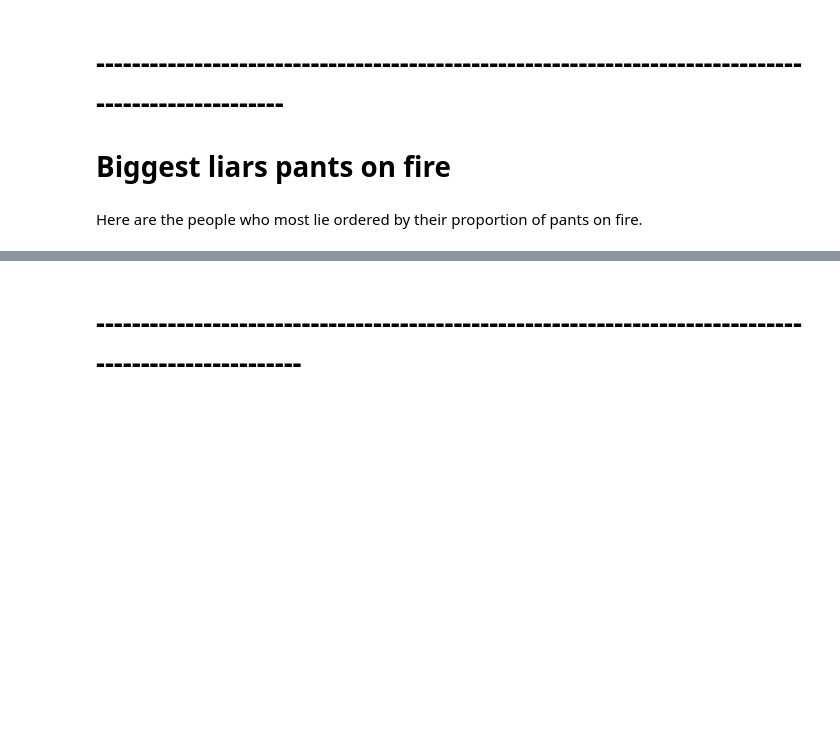
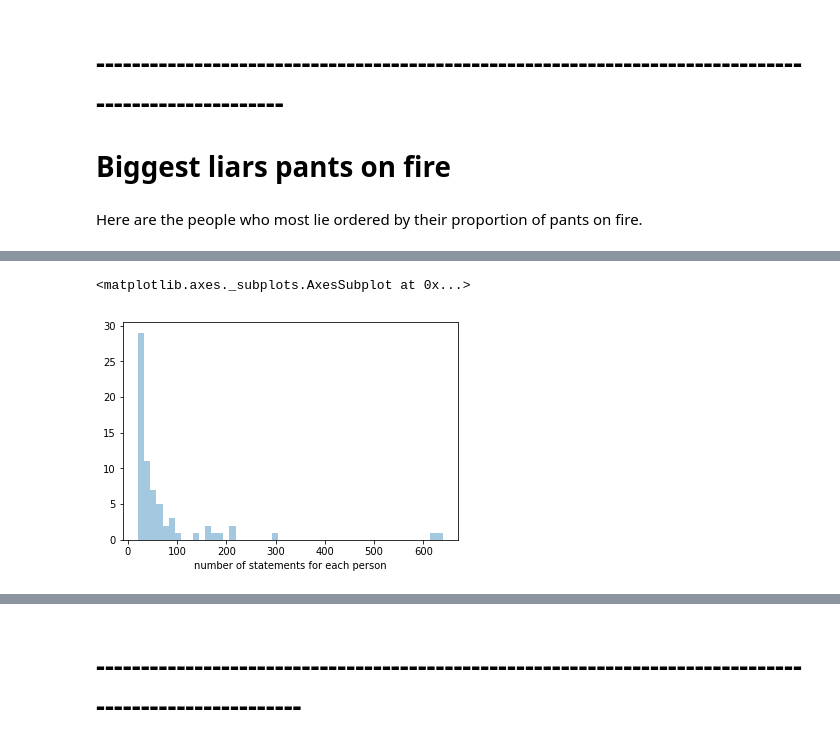
Before and after one commit to ExploringLies/lies-have-short-legs, a Jupyter notebook: notebooks/AnalyseDataset.ipynb, the cells around one changed output, grey strips where cells are left out. Saved outputs shown, nothing was run; the diff lists cells and outputs as text; code cells hidden in the pictures; blank space fills up the shorter version.

```diff
--- a/notebooks/AnalyseDataset.ipynb
+++ b/notebooks/AnalyseDataset.ipynb
@@ -175,3 +195,9 @@ sns.distplot(statement_percentage_cleaned.statements_perc)
+# %%
+a=statement_percentage_cleaned['0_y']
+sns.distplot(statement_percentage_cleaned['0_y'], bins=50, kde=False, axlabel='number of statements for each person')
+# %% [output]
+<matplotlib.axes._subplots.AxesSubplot at 0x...>
+[figure, added]
 # %%
 # Column renaming does not work
 #.rename(columns={'0':'nb_statements'})
```
Also changed, not shown: parts of 46 cells of this notebook.
